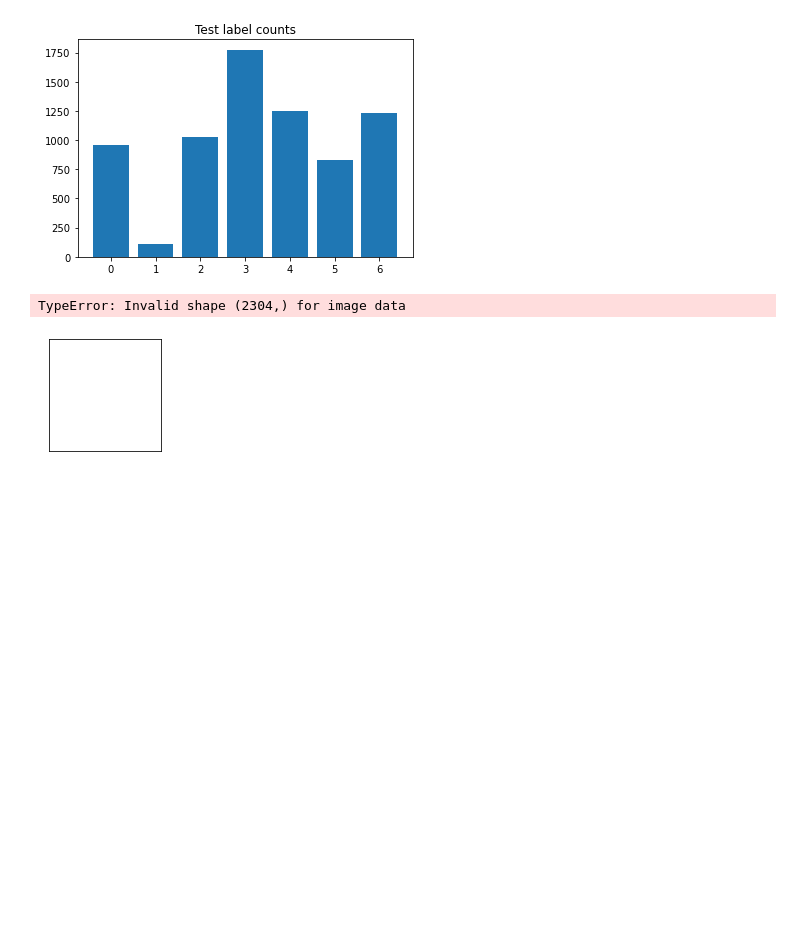
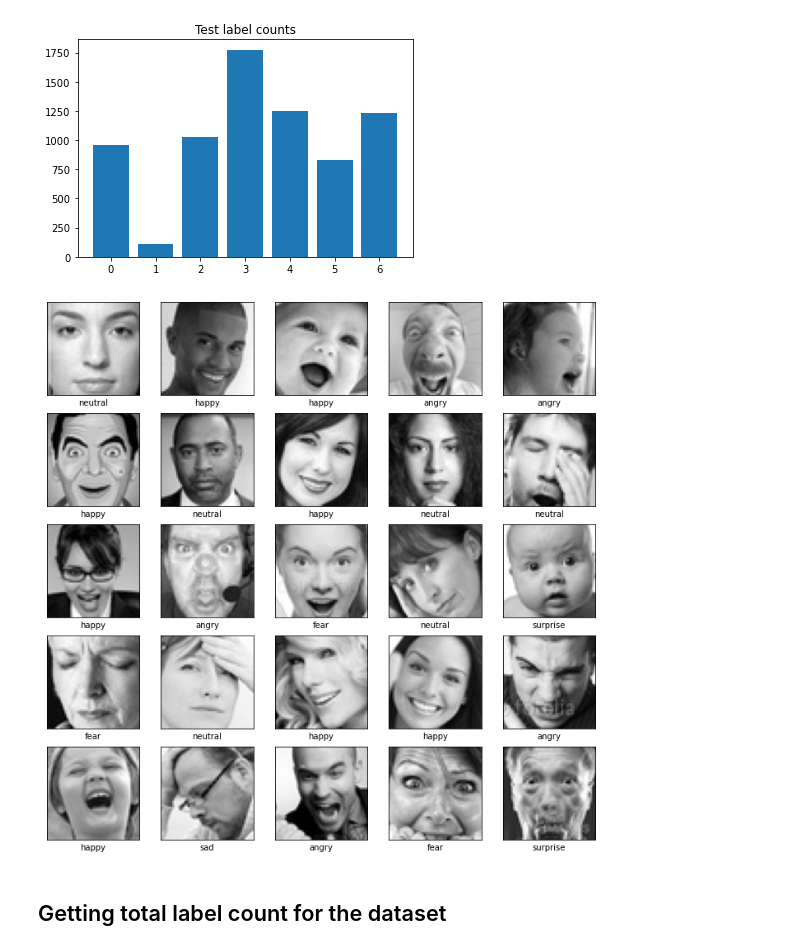
Before and after one commit to chikakoto/facial-expression-recognition, a Jupyter notebook: notebooks/ivan/1.0-im-data_loading (first dataset).ipynb, the cells around one changed output. Cells and saved outputs as stored; diff of their text form; code cells hidden in the pictures; blank space fills up the shorter version.

Commit message:
Getting total label count for the dataset for the paper

```diff
--- a/notebooks/ivan/1.0-im-data_loading (first dataset).ipynb
+++ b/notebooks/ivan/1.0-im-data_loading (first dataset).ipynb
@@ -113,7 +127,8 @@ for ind, img_num in enumerate(np.random.randint(1,len(train_images),size=25)):
     plt.xticks([])
     plt.yticks([])
     plt.grid(False)
-    plt.imshow(train_images[img_num], cmap='gray' )#cmap=plt.cm.binary)
+    plt.imshow(np.reshape(train_images[img_num],(48,48,1))
+               , cmap='gray')
     plt.xlabel(label_lookup[train_labels[img_num]])
 plt.show()
 # %% [output]
@@ -159,14 +173,16 @@ plt.show()
 # %%
 # Checking 25 random images from the train set across all classes
 plt.figure(figsize=(12,12))
 for ind, img_num in enumerate(np.random.randint(1,len(test_images),size=25)):
     plt.subplot(5,5,ind+1)
     plt.xticks([])
     plt.yticks([])
     plt.grid(False)
-    plt.imshow(test_images[img_num], cmap='gray' )
+    plt.imshow(np.reshape(test_images[img_num],(48,48,1))
+               , cmap='gray')
     plt.xlabel(label_lookup[test_labels[img_num]])
 plt.show()
 # %% [output]
-TypeError: Invalid shape (2304,) for image data
-[figure, old version]
+[figure, new version]
+# %% [markdown]
+## Getting total label count for the dataset
```
Also changed, not shown: parts of 9 cells of this notebook.
